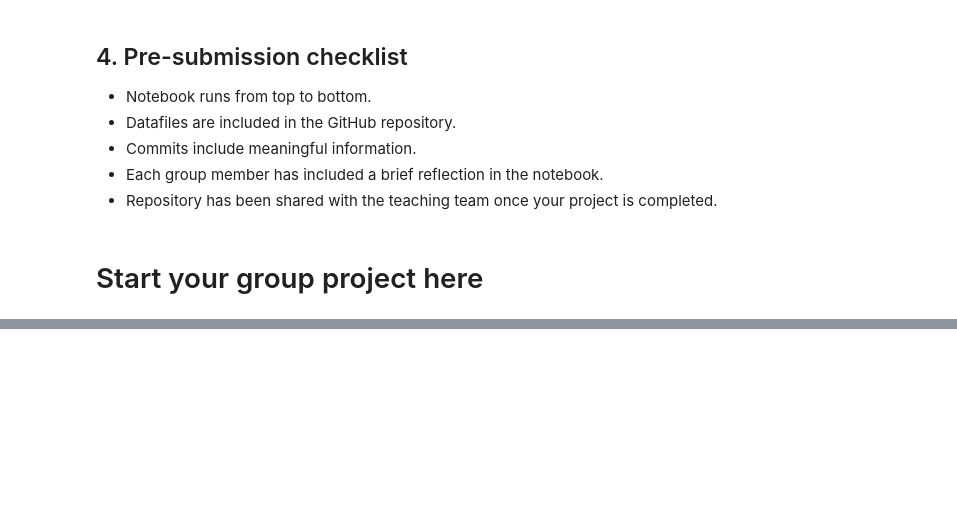
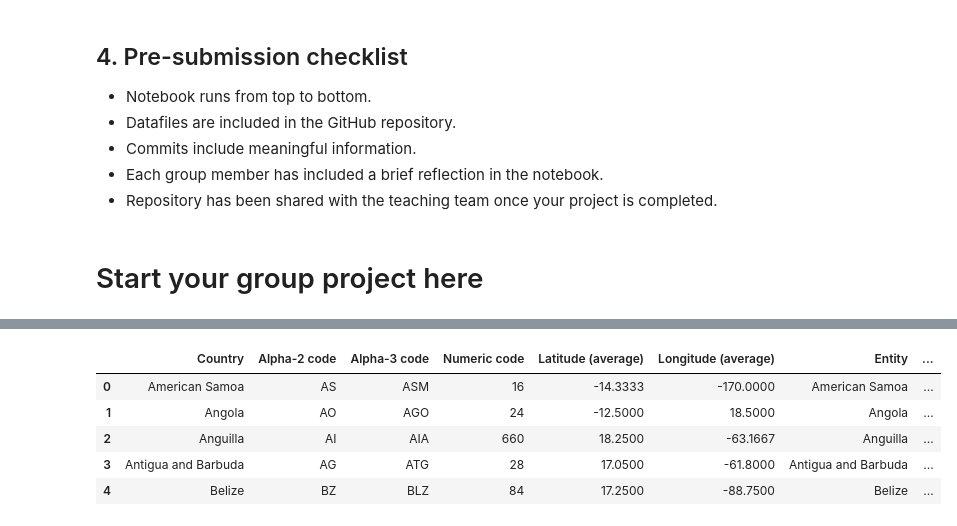
Before and after one commit to kr1stawang0510-cloud/EMSC2010_PrecipitationPirates_W7, a Jupyter notebook: EMSC2010_PrecipitationPirates_W7.ipynb, the cells around one changed output, grey strips where cells are left out. Cells and saved outputs as stored; diff of their text form; code cells hidden in the pictures; blank space fills up the shorter version.

```diff
--- a/EMSC2010_PrecipitationPirates_W7.ipynb
+++ b/EMSC2010_PrecipitationPirates_W7.ipynb
@@ -45,0 +150,17 @@ Repeat text as required.
+# %%
+#Merge equatorial countries with their 2025 precipitation data
+equatorial_precip_2025 = pd.merge(
+    equatorial_countries,
+    df_precip_2025,
+    left_on='Country',
+    right_on='Entity',
+    how='inner'
+)
+display(equatorial_precip_2025.head())
+# %% [output]
+|  | Country | Alpha-2 code | Alpha-3 code | Numeric code | Latitude (average) | Longitude (average) | Entity | ... |
+| 0 | American Samoa | AS | ASM | 16 | -14.3333 | -170.0000 | American Samoa | ... |
+| 1 | Angola | AO | AGO | 24 | -12.5000 | 18.5000 | Angola | ... |
+| 2 | Anguilla | AI | AIA | 660 | 18.2500 | -63.1667 | Anguilla | ... |
+| 3 | Antigua and Barbuda | AG | ATG | 28 | 17.0500 | -61.8000 | Antigua and Barbuda | ... |
+| 4 | Belize | BZ | BLZ | 84 | 17.2500 | -88.7500 | Belize | ... |
```
Also changed, not shown: parts of 23 cells of this notebook.
